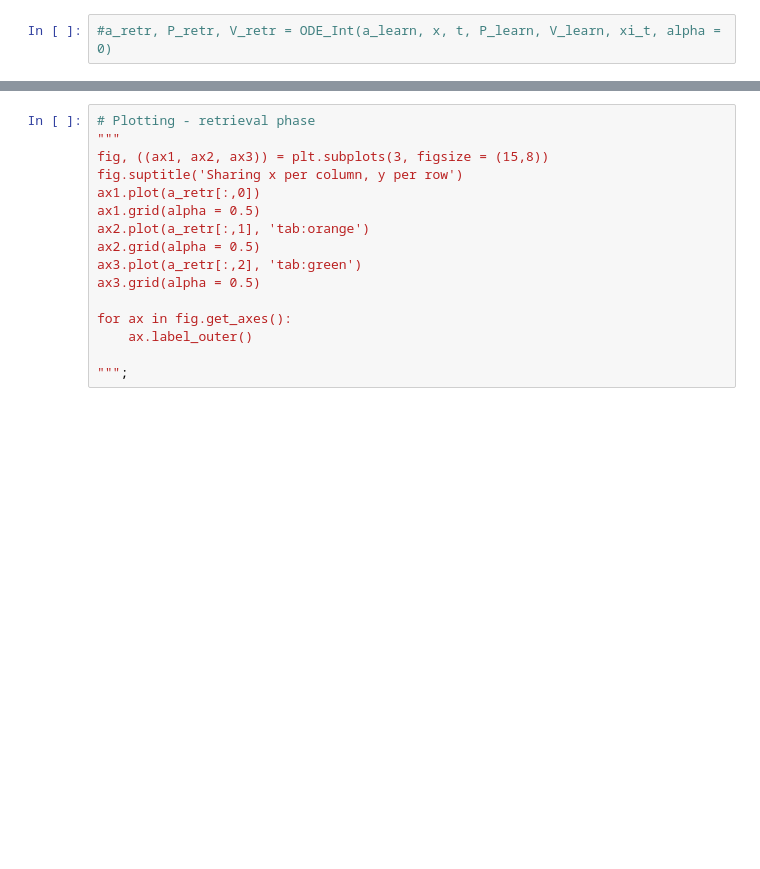
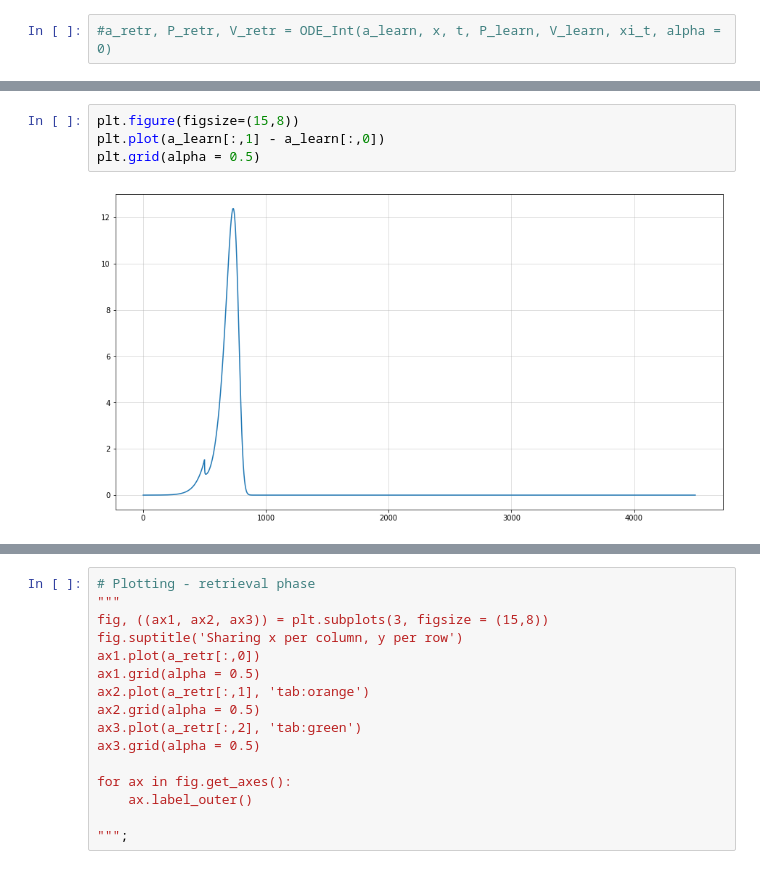
Before and after one commit to sazio/Transients, a Jupyter notebook: Python/WLC_SSM.ipynb, the cells around one changed output, grey strips where cells are left out. Drawn from its saved outputs; the diff is of its cells as text; blank space fills up the shorter version.

```diff
--- a/Python/WLC_SSM.ipynb
+++ b/Python/WLC_SSM.ipynb
@@ -189,3 +186,9 @@ for ax in fig.get_axes():
+# %%
+plt.figure(figsize=(15,8))
+plt.plot(a_learn[:,1] - a_learn[:,0])
+plt.grid(alpha = 0.5)
+# %% [output]
+[figure, added]
 # %%
 plt.figure(figsize=(15,8))
 plt.title("Competition Matrix - Elements Evolution")
```
Also changed, not shown: parts of 7 cells of this notebook.
